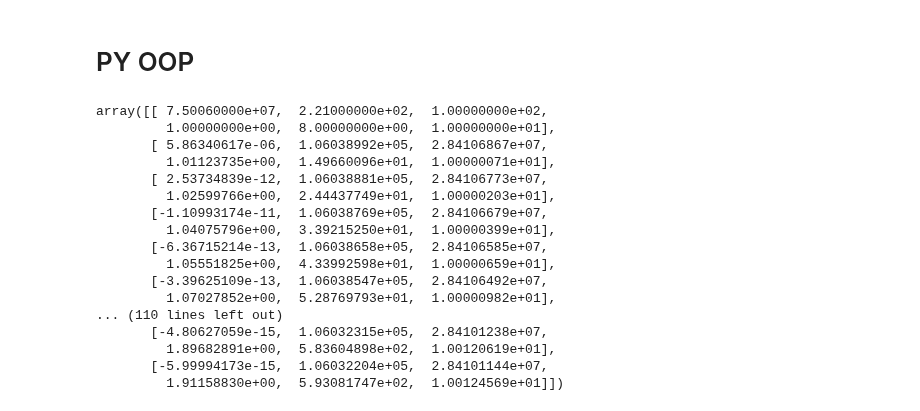
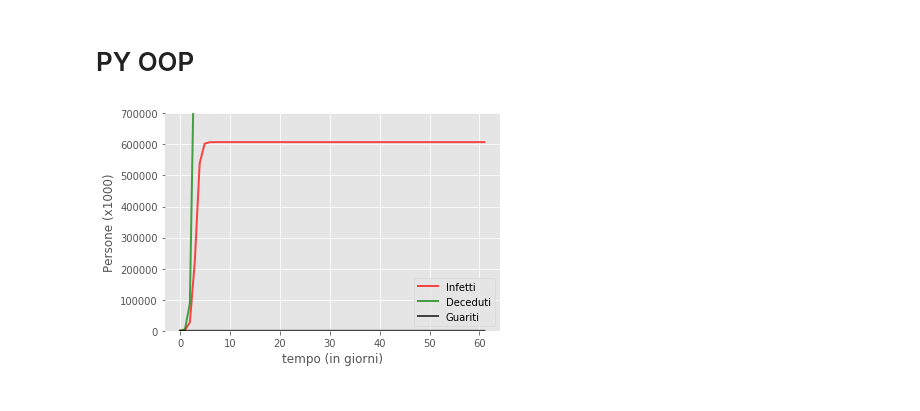
Before and after one commit to LorenzoMauri/ODE-and-GA-algorithms-covid19-applications, a Jupyter notebook: Editing.ipynb, the cells around one changed output. Cells and saved outputs as stored; diff of their text form; code cells hidden in the pictures.

```diff
--- a/Editing.ipynb
+++ b/Editing.ipynb
@@ -28,7 +28,10 @@ class Parameters:
         return [random.uniform(self.minimo,self.massimo) for i in range(0,n)]
 # %%
 class A(Parameters):
-    def __init__(self,minimo,massimo):
+    def __init__(self,minimo,massimo,iterazioni,max_iterazioni,massimovaloreiniziale):
+        self.iterazioni=iterazioni
+        self.max_iterazioni=max_iterazioni
+        self.massimovaloreiniziale=massimovaloreiniziale
         self.minimo=minimo
         self.massimo=massimo
         self.param = Parameters().initializeParameters(self.minimo,self.massimo)
@@ -81,9 +84,7 @@ class A(Parameters):
         media=mean(merged)
         return media
 
-    def localsearch(self,massimovaloreiniziale,iterazioni):
-        self.massimovaloreiniziale=massimovaloreiniziale
-        self.iterazioni=iterazioni
+    def localsearch(self):
         iniziale = self.param
         k=[iniziale[0],iniziale[1],iniziale[2],iniziale[3],iniziale[4],iniziale[5],iniziale[6],iniziale[7],iniziale[8]]
         k1,k2,k3,k4,k5,k6,k7,k8,k9 =iniziale[0],iniziale[1],iniziale[2],iniziale[3],iniziale[4],iniziale[5],iniziale[6],iniziale[7],iniziale[8]
@@ -100,21 +101,18 @@ class A(Parameters):
             k1,k2,k3,k4,k5,k6,k7,k8,k9 =iniziale[0],iniziale[1],iniziale[2],iniziale[3],iniziale[4],iniziale[5],iniziale[6],iniziale[7],iniziale[8]
         return(k,val,errore)
 
-    def ils(self,iterazioni,max_iterazioni,massimovaloreiniziale):
-        self.iterazioni=iterazioni
-        self.max_iterazioni=max_iterazioni
-        self.massimovaloreiniziale=massimovaloreiniziale
+    def ils(self):
         iniziale = self.param
-        loc_search = A().localsearch(self.massimovaloreiniziale,self.iterazioni)
+        loc_search = self.localsearch()
         k=loc_search[0]
         best_val = loc_search[1]
         best_errore = loc_search[2]
         #iter_errore = [best_errore]
         #iter_best_errore = [best_errore]
-        for c in range(max_iterazioni):
+        for c in range(self.max_iterazioni):
             val=best_val
-            nuova_iniziale = A().perturbazione(k)
-            loc_search = A().localsearch(massimovaloreiniziale,iterazioni)
+            nuova_iniziale = self.perturbazione(k)
+            loc_search = self.localsearch()
             val = loc_search[1]
             if loc_search[2] < best_errore: # Se nuovo errore minore best si aggiorna il best
                 best_errore = loc_search[2]
@@ -128,7 +126,7 @@ class A(Parameters):
         return(k,best_val,best_errore)
 
     def grafico(self):
-        ret=A().ils(10,10,1)
+        ret=self.ils()
         ret=ret[1]
         fig = plt.figure(facecolor='w')
         ax = fig.add_subplot(111)
@@ -144,23 +142,8 @@ class A(Parameters):
             ax.spines[spine].set_visible(False)
         plt.show()
 # %%
-a=A(0.0000001,0.000001)
+a=A(0.0000001,0.000001,10,10,1)
 a.diffusione(Sani=75006000,Morti=100)
+a.grafico()
 # %% [output]
-array([[ 7.50060000e+07,  2.21000000e+02,  1.00000000e+02,
-         1.00000000e+00,  8.00000000e+00,  1.00000000e+01],
-       [ 5.86340617e-06,  1.06038992e+05,  2.84106867e+07,
-         1.01123735e+00,  1.49660096e+01,  1.00000071e+01],
-       [ 2.53734839e-12,  1.06038881e+05,  2.84106773e+07,
-         1.02599766e+00,  2.44437749e+01,  1.00000203e+01],
-       [-1.10993174e-11,  1.06038769e+05,  2.84106679e+07,
-         1.04075796e+00,  3.39215250e+01,  1.00000399e+01],
-       [-6.36715214e-13,  1.06038658e+05,  2.84106585e+07,
-         1.05551825e+00,  4.33992598e+01,  1.00000659e+01],
-       [-3.39625109e-13,  1.06038547e+05,  2.84106492e+07,
-         1.07027852e+00,  5.28769793e+01,  1.00000982e+01],
-... (110 lines left out)
-       [-4.80627059e-15,  1.06032315e+05,  2.84101238e+07,
-         1.89682891e+00,  5.83604898e+02,  1.00120619e+01],
-       [-5.99994173e-15,  1.06032204e+05,  2.84101144e+07,
-         1.91158830e+00,  5.93081747e+02,  1.00124569e+01]])
+[figure, added]
```
Also changed, not shown: parts of 2 cells of this notebook.
